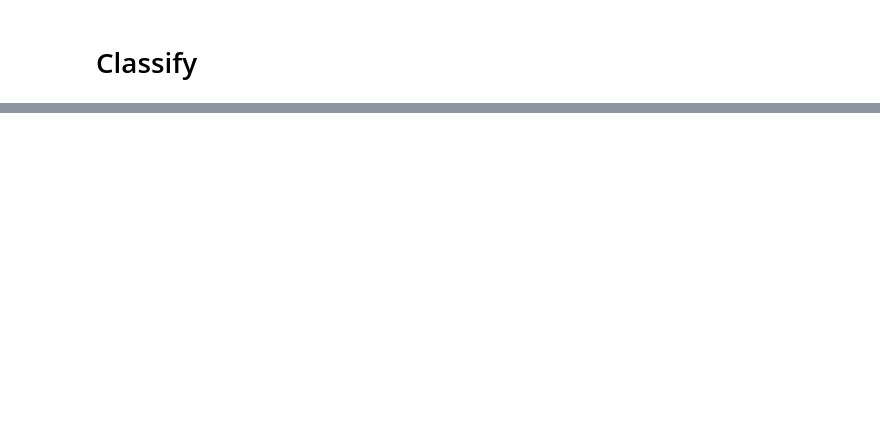
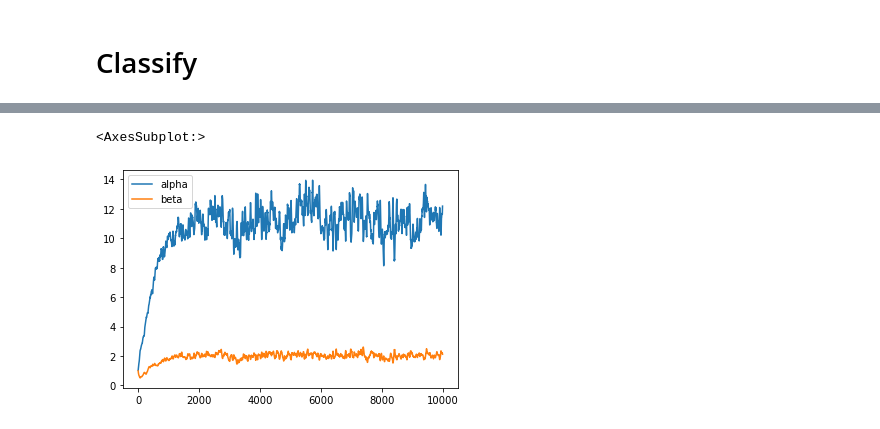
Before and after one commit to Entze/SBB, a Jupyter notebook: notebooks/Learning_RealData.ipynb, the cells around one changed output, grey strips where cells are left out. Cells and saved outputs as stored; diff of their text form; code cells hidden in the pictures; blank space fills up the shorter version.

```diff
--- a/notebooks/Learning_RealData.ipynb
+++ b/notebooks/Learning_RealData.ipynb
@@ -271,0 +366,7 @@ classify(["fuck", "this", "shit"], global_lexicon), classify(["I", "love", "you"
+# %%
+df = pd.DataFrame(params)
+
+df.plot()
+# %% [output]
+<AxesSubplot:>
+[figure, added]
```
Also changed, not shown: parts of 21 cells of this notebook, 1 other file.
